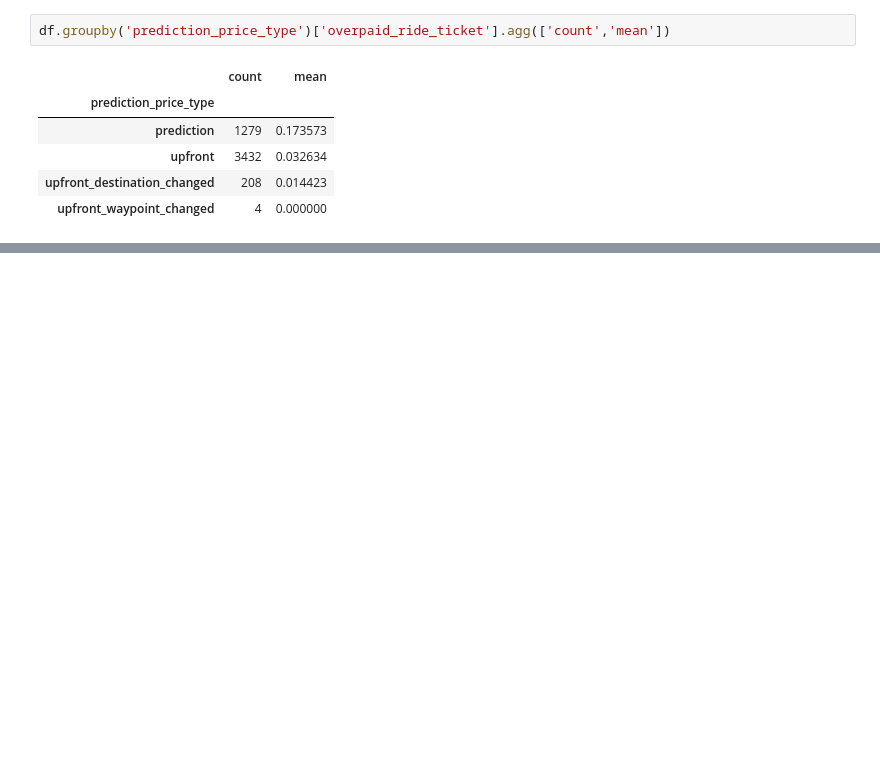
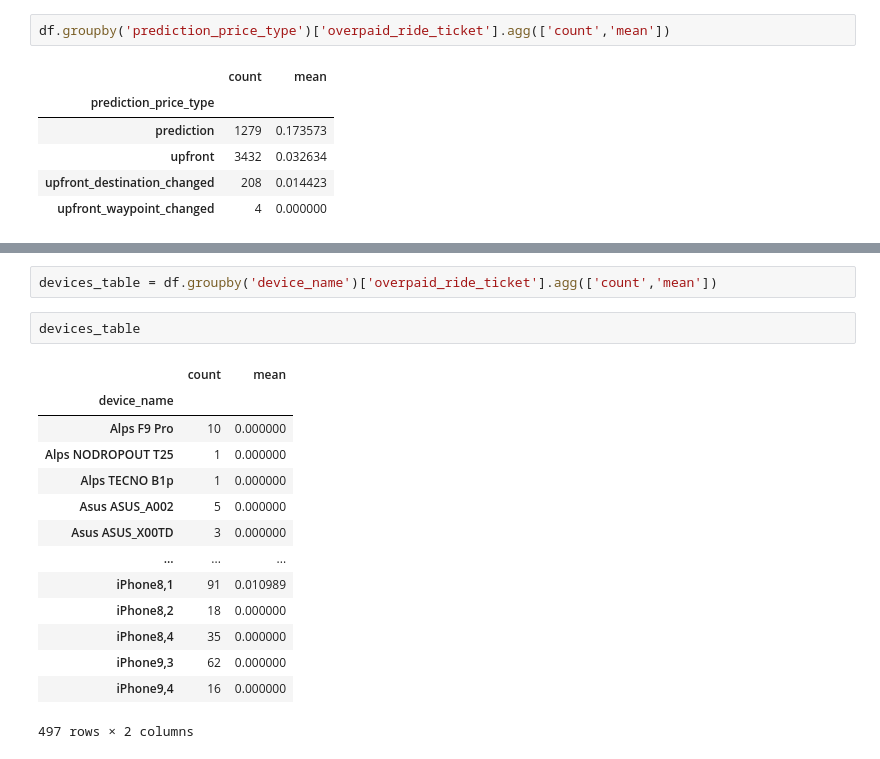
Before and after one commit to Starburned7/data-analytics-projects, a Jupyter notebook: taxi_data_analysis.ipynb, the cells around one changed output, grey strips where cells are left out. Saved outputs shown, nothing was run; the diff lists cells and outputs as text; blank space fills up the shorter version.

```diff
--- a/taxi_data_analysis.ipynb
+++ b/taxi_data_analysis.ipynb
@@ -457,0 +519,19 @@ df.groupby('prediction_price_type')['overpaid_ride_ticket'].agg(['count','mean']
+# %%
+devices_table = df.groupby('device_name')['overpaid_ride_ticket'].agg(['count','mean'])
+# %%
+devices_table
+# %% [output]
+|  | count | mean |
+| device_name |  |  |
+| Alps F9 Pro | 10 | 0.000000 |
+| Alps NODROPOUT T25 | 1 | 0.000000 |
+| Alps TECNO B1p | 1 | 0.000000 |
+| Asus ASUS_A002 | 5 | 0.000000 |
+| Asus ASUS_X00TD | 3 | 0.000000 |
+| ... | ... | ... |
+| iPhone8,1 | 91 | 0.010989 |
+| iPhone8,2 | 18 | 0.000000 |
+| iPhone8,4 | 35 | 0.000000 |
+| iPhone9,3 | 62 | 0.000000 |
+| iPhone9,4 | 16 | 0.000000 |
+497 rows × 2 columns
```
Also changed, not shown: parts of 15 cells of this notebook.
